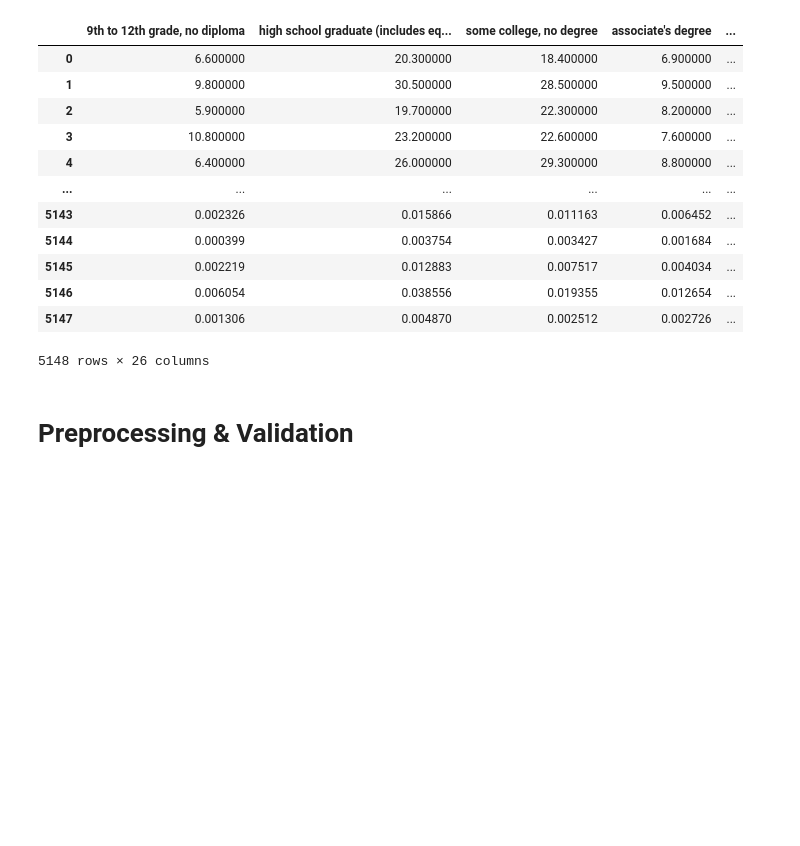
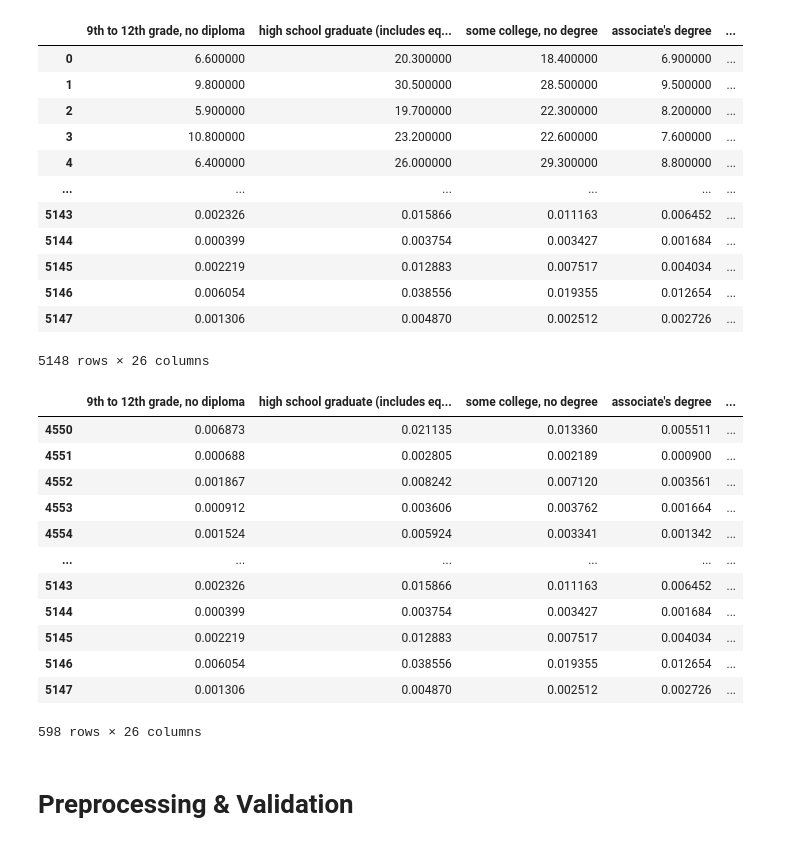
Before and after one commit to samaygarg/evprediction, a Jupyter notebook: finalproject_samay.ipynb, the cells around one changed output. Drawn from its saved outputs; the diff is of its cells as text; code cells hidden in the pictures; blank space fills up the shorter version.

```diff
--- a/finalproject_samay.ipynb
+++ b/finalproject_samay.ipynb
@@ -61,6 +61,22 @@ rawdata
 | 5146 | 0.006054 | 0.038556 | 0.019355 | 0.012654 | ... |
 | 5147 | 0.001306 | 0.004870 | 0.002512 | 0.002726 | ... |
 5148 rows × 26 columns
+# %%
+rawdata[rawdata['year']==2019]
+# %% [output]
+|  | 9th to 12th grade, no diploma | high school graduate (includes eq... | some college, no degree | associate's degree | ... |
+| 4550 | 0.006873 | 0.021135 | 0.013360 | 0.005511 | ... |
+| 4551 | 0.000688 | 0.002805 | 0.002189 | 0.000900 | ... |
+| 4552 | 0.001867 | 0.008242 | 0.007120 | 0.003561 | ... |
+| 4553 | 0.000912 | 0.003606 | 0.003762 | 0.001664 | ... |
+| 4554 | 0.001524 | 0.005924 | 0.003341 | 0.001342 | ... |
+| ... | ... | ... | ... | ... | ... |
+| 5143 | 0.002326 | 0.015866 | 0.011163 | 0.006452 | ... |
+| 5144 | 0.000399 | 0.003754 | 0.003427 | 0.001684 | ... |
+| 5145 | 0.002219 | 0.012883 | 0.007517 | 0.004034 | ... |
+| 5146 | 0.006054 | 0.038556 | 0.019355 | 0.012654 | ... |
+| 5147 | 0.001306 | 0.004870 | 0.002512 | 0.002726 | ... |
+598 rows × 26 columns
 # %% [markdown]
 # Preprocessing & Validation
 # %%
```
Also changed, not shown: parts of 15 cells of this notebook, 3 other files.
